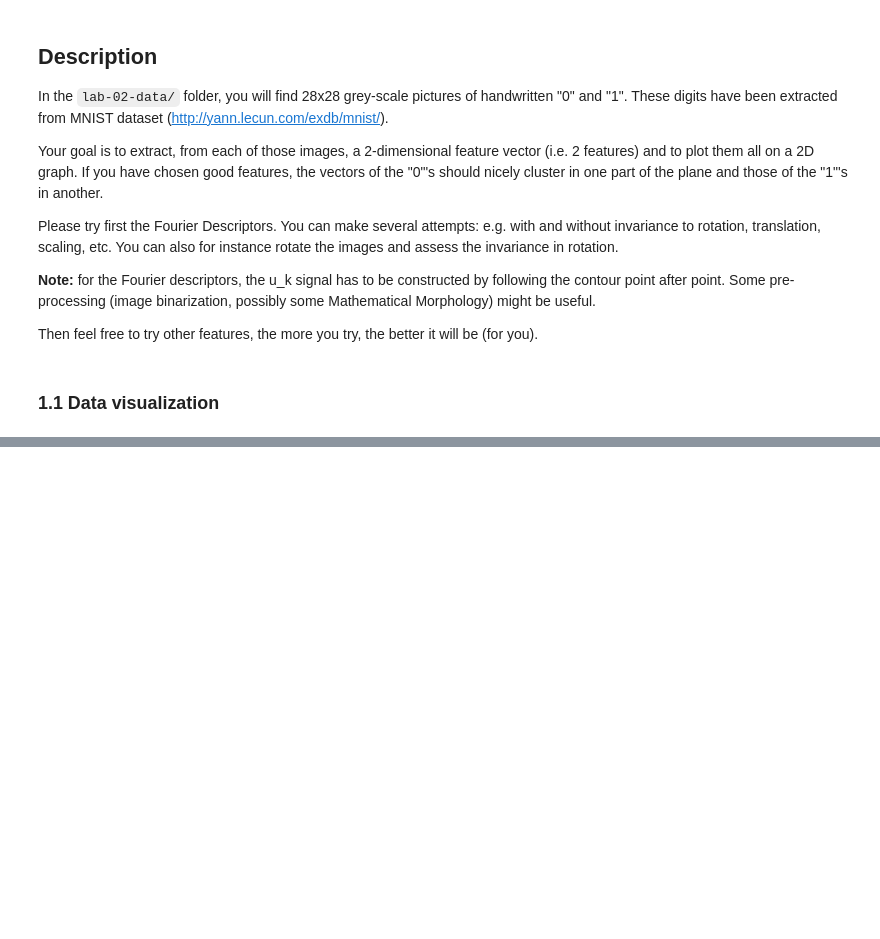
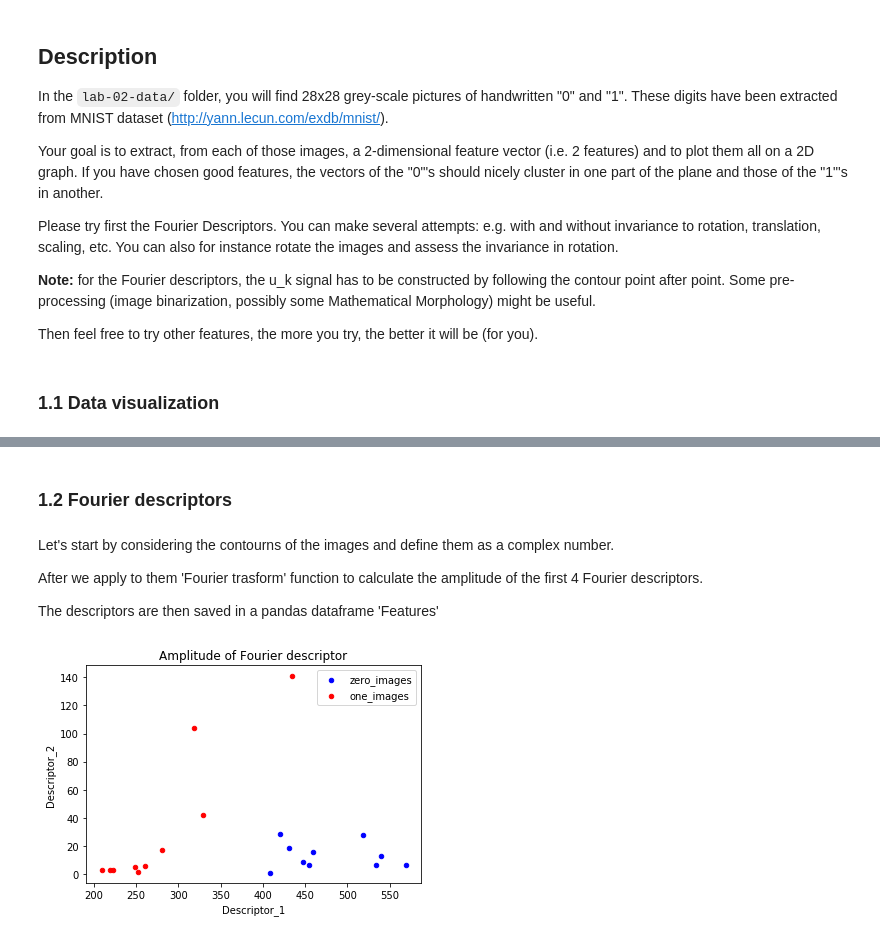
Before and after one commit to lchenbb/Image-Analysis-and-Pattern-Recognition, a Jupyter notebook: labs/lab_02_object_description.ipynb, the cells around one changed output, grey strips where cells are left out. Saved outputs shown, nothing was run; the diff lists cells and outputs as text; code cells hidden in the pictures; blank space fills up the shorter version.

```diff
--- a/labs/lab_02_object_description.ipynb
+++ b/labs/lab_02_object_description.ipynb
@@ -286,3 +40,0 @@ y = y[mask]
-# %%
-# Train
-model.fit(x, y, epochs = 10)
@@ -333,0 +81,8 @@ This disadvantage can be overcome by bringing more data. As the success of neura
+# %% [markdown]
+### 1.2 Fourier descriptors
+# %% [markdown]
+Let's start by considering the contourns of the images and define them as a complex number.
+
+After we apply to them 'Fourier trasform' function to calculate the amplitude of the first 4 Fourier descriptors.
+
+The descriptors are then saved in a pandas dataframe 'Features'
@@ -333,0 +100,40 @@ This disadvantage can be overcome by bringing more data. As the success of neura
+# %%
+Features=pd.DataFrame(index=np.arange(len(zeros_im)+len(ones_im)),columns=['Descriptor_0','Descriptor_1','Descriptor_2','Descriptor_3'])
+
+#descriptor for zeros images
+for m in range(len(zeros_im)):
+    im2, contours, hierarchy = cv2.findContours(zeros_im[m,:,:], cv2.RETR_TREE, cv2.CHAIN_APPROX_NONE)
+
+    #find the biggest contour
+    contour = sorted(contours, key = lambda x: len(x))[-1]
+    fourier=np.zeros((len(contour),1),dtype=np.complex64)#contours[0] is the max len contours
+
+    #trasform the contour coordinate into complex one
+    for i, contours in enumerate(contour):
+
+        fourier[i]=complex(contours[0][1],contours[0][0])
+
+    Features.iloc[m,:]=Fourier_trasform(len(contour),fourier)
+# %%
+#descriptor for ones  images
+for m in range(len(zeros_im)):
+    im2, contours, hierarchy = cv2.findContours(ones_im[m,:,:], cv2.RETR_TREE, cv2.CHAIN_APPROX_NONE)
+
+    #find the biggest contour
+    contour = sorted(contours, key = lambda x: len(x))[-1]
+    fourier=np.zeros((len(contour),1),dtype=np.complex64)#contours[0] is the max len contours
+
+    #trasform the contour coordinate into complex one
+    for i, contours in enumerate(contour):
+
+        fourier[i]=complex(contours[0][1],contours[0][0])
+
+    Features.iloc[len(zeros_im)+m,:]=Fourier_trasform(len(contour),fourier)
+# %%
+ax=Features.astype(int).iloc[:len(zeros_im),1:3].plot.scatter(x='Descriptor_1',y='Descriptor_2',c='Blue',label='zero_images')
+Features.astype(int).iloc[len(zeros_im)::,1:3].plot.scatter(x='Descriptor_1',y='Descriptor_2',c='Red',ax=ax,label='one_images')
+plt.title('Amplitude of Fourier descriptor')
+plt.legend()
+plt.show()
+# %% [output]
+[figure, added]
```
Also changed, not shown: parts of 72 cells of this notebook.
